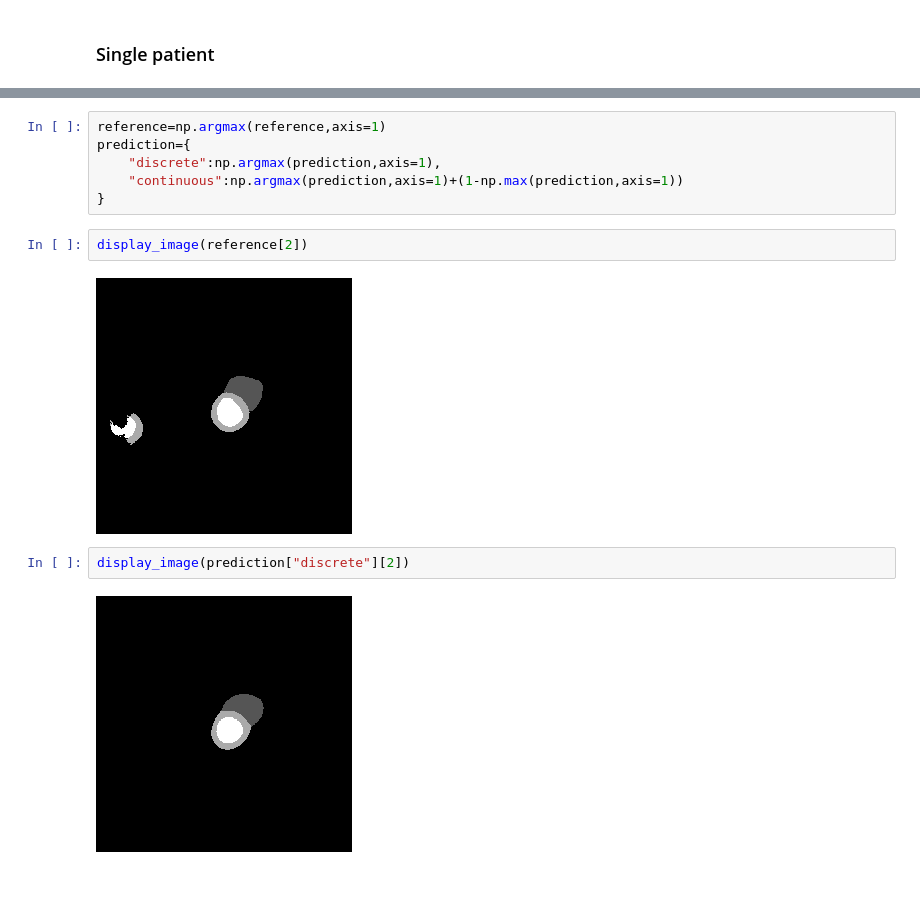
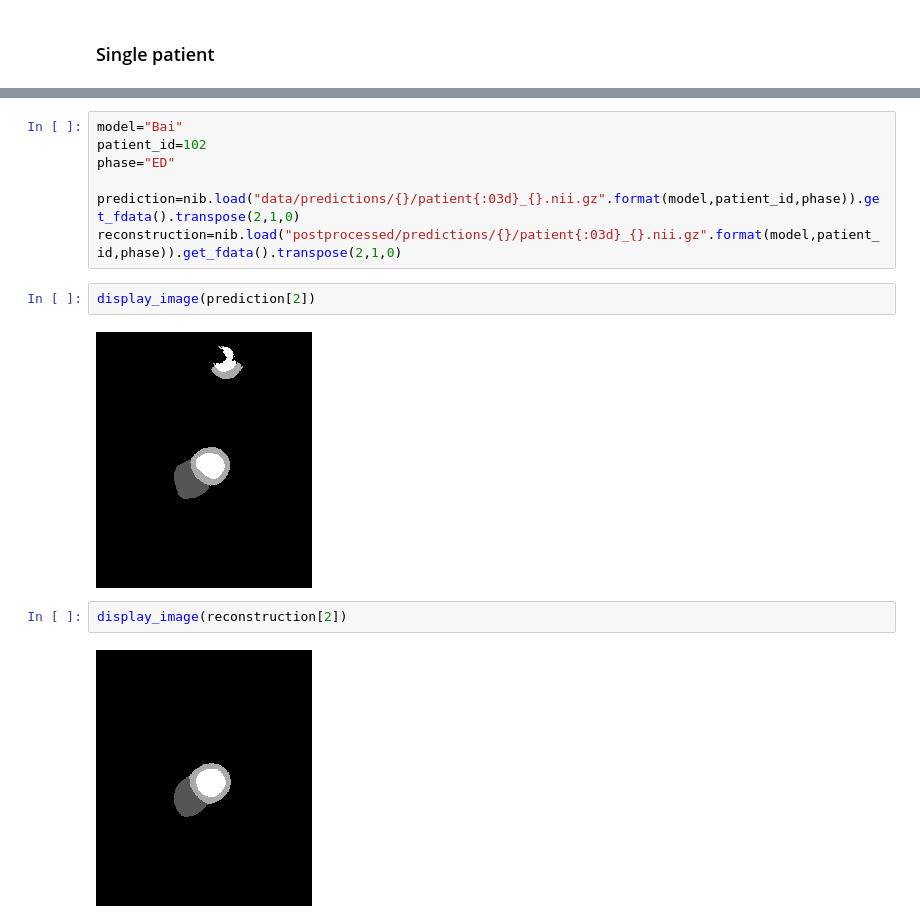
Before and after one commit to manigalati/quality_control_CMR, a Jupyter notebook: Model_Monitoring_for_Cardiac_Image_Segmentation.ipynb, the cells around one changed output, grey strips where cells are left out. Drawn from its saved outputs; the diff is of its cells as text; blank space fills up the shorter version.

```diff
--- a/Model_Monitoring_for_Cardiac_Image_Segmentation.ipynb
+++ b/Model_Monitoring_for_Cardiac_Image_Segmentation.ipynb
@@ -162,14 +262,15 @@ Wall time: 7.63 µs
-# %%
-reference=np.argmax(reference,axis=1)
-prediction={
-    "discrete":np.argmax(prediction,axis=1),
-    "continuous":np.argmax(prediction,axis=1)+(1-np.max(prediction,axis=1))
-}
+# %%
+model="Bai"
+patient_id=102
+phase="ED"
+
+prediction=nib.load("data/predictions/{}/patient{:03d}_{}.nii.gz".format(model,patient_id,phase)).get_fdata().transpose(2,1,0)
+reconstruction=nib.load("postprocessed/predictions/{}/patient{:03d}_{}.nii.gz".format(model,patient_id,phase)).get_fdata().transpose(2,1,0)
 # %%
-display_image(reference[2])
+display_image(prediction[2])
 # %% [output]
-[figure, old version]
+[figure, new version]
 # %%
-display_image(prediction["discrete"][2])
+display_image(reconstruction[2])
 # %% [output]
-[figure, old version]
+[figure, new version]
```
Also changed, not shown: parts of 51 cells of this notebook.
